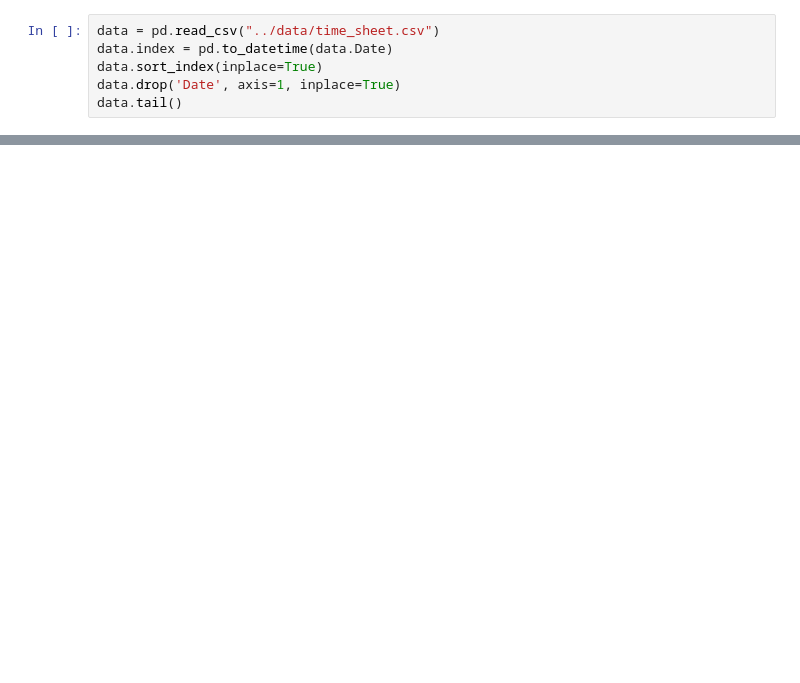
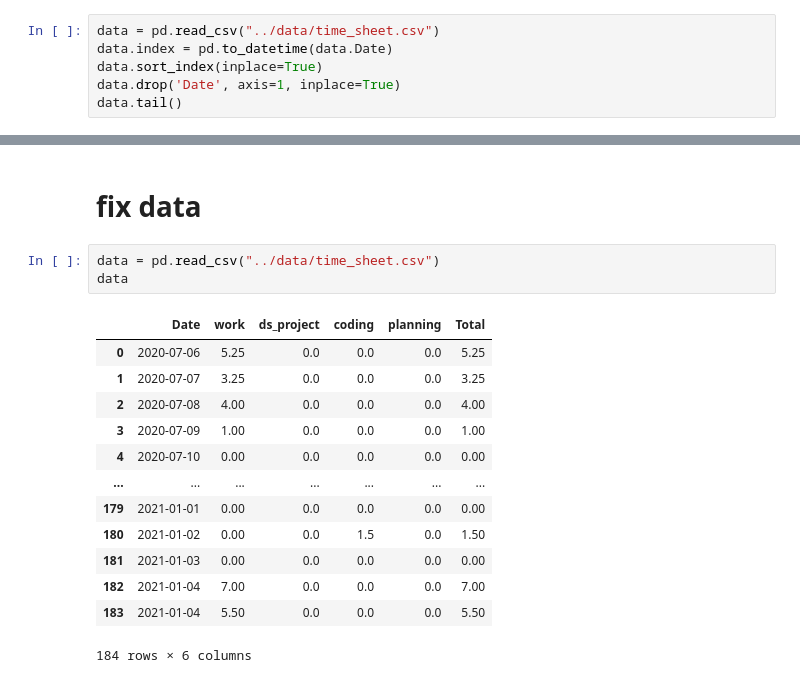
Before and after one commit to krystinli/Time_Management, a Jupyter notebook: plotting/basic_ts_plot.ipynb, the cells around one changed output, grey strips where cells are left out. Drawn from its saved outputs; the diff is of its cells as text; blank space fills up the shorter version.

```diff
--- a/plotting/basic_ts_plot.ipynb
+++ b/plotting/basic_ts_plot.ipynb
@@ -102,3 +102,22 @@ show(date_range_slider)
 WARNING:bokeh.core.validation.check:W-1005 (FIXED_SIZING_MODE): 'fixed' sizing mode requires width and height to be set: DateRangeSlider(id='1006', ...)
 [interactive output not drawn]
 [interactive output not drawn]
+# %% [markdown]
+# fix data
+# %%
+data = pd.read_csv("../data/time_sheet.csv")
+data
+# %% [output]
+|  | Date | work | ds_project | coding | planning | Total |
+| 0 | 2020-07-06 | 5.25 | 0.0 | 0.0 | 0.0 | 5.25 |
+| 1 | 2020-07-07 | 3.25 | 0.0 | 0.0 | 0.0 | 3.25 |
+| 2 | 2020-07-08 | 4.00 | 0.0 | 0.0 | 0.0 | 4.00 |
+| 3 | 2020-07-09 | 1.00 | 0.0 | 0.0 | 0.0 | 1.00 |
+| 4 | 2020-07-10 | 0.00 | 0.0 | 0.0 | 0.0 | 0.00 |
+| ... | ... | ... | ... | ... | ... | ... |
+| 179 | 2021-01-01 | 0.00 | 0.0 | 0.0 | 0.0 | 0.00 |
+| 180 | 2021-01-02 | 0.00 | 0.0 | 1.5 | 0.0 | 1.50 |
+| 181 | 2021-01-03 | 0.00 | 0.0 | 0.0 | 0.0 | 0.00 |
+| 182 | 2021-01-04 | 7.00 | 0.0 | 0.0 | 0.0 | 7.00 |
+| 183 | 2021-01-04 | 5.50 | 0.0 | 0.0 | 0.0 | 5.50 |
+184 rows × 6 columns
```
Also changed, not shown: parts of 2 cells of this notebook, 6 other files.
